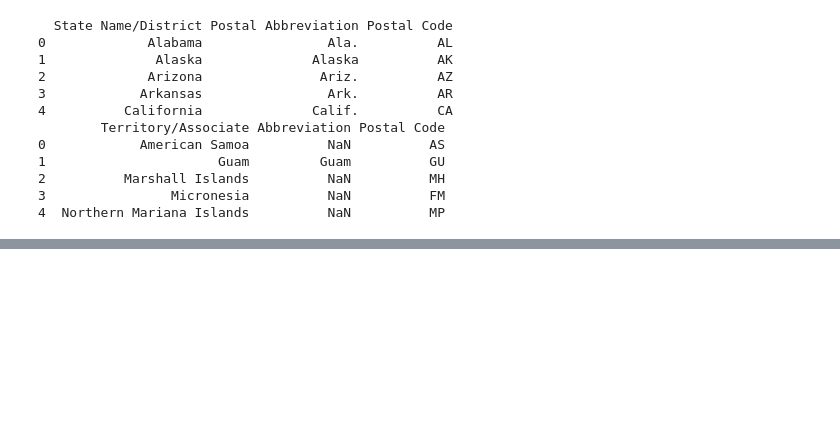
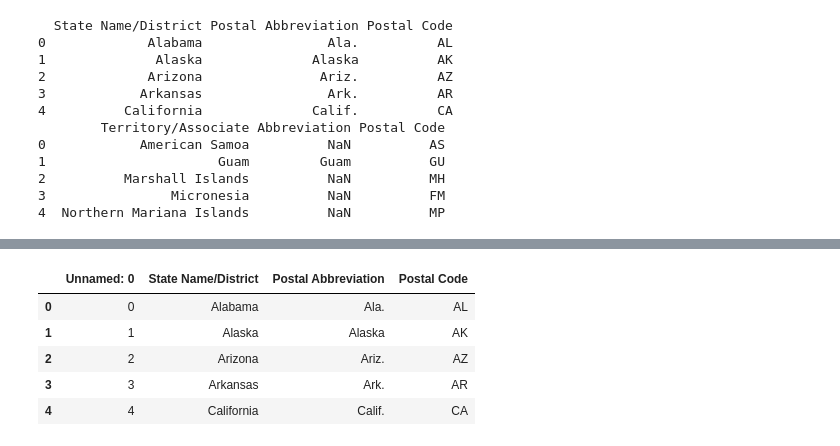
Before and after one commit to zkhan122/ai-ml-da, a Jupyter notebook: pandas-learn/basics/us_min_wage_analysis_4.ipynb, the cells around one changed output, grey strips where cells are left out. Drawn from its saved outputs; the diff is of its cells as text; code cells hidden in the pictures; blank space fills up the shorter version.

```diff
--- a/pandas-learn/basics/us_min_wage_analysis_4.ipynb
+++ b/pandas-learn/basics/us_min_wage_analysis_4.ipynb
@@ -135,0 +156,12 @@ state_abbr.head()
+# %%
+state_abbreviations = pd.read_csv("../datasets/state_abbreviations.csv")
+state_abbreviations.head()
+# now for some reason we have a new column called "Unnamed" because we dont have a good index
+# WHICH IS A PROBLEM
+# %% [output]
+|  | Unnamed: 0 | State Name/District | Postal Abbreviation | Postal Code |
+| 0 | 0 | Alabama | Ala. | AL |
+| 1 | 1 | Alaska | Alaska | AK |
+| 2 | 2 | Arizona | Ariz. | AZ |
+| 3 | 3 | Arkansas | Ark. | AR |
+| 4 | 4 | California | Calif. | CA |
```
Also changed, not shown: parts of 20 cells of this notebook, 4 other files.
